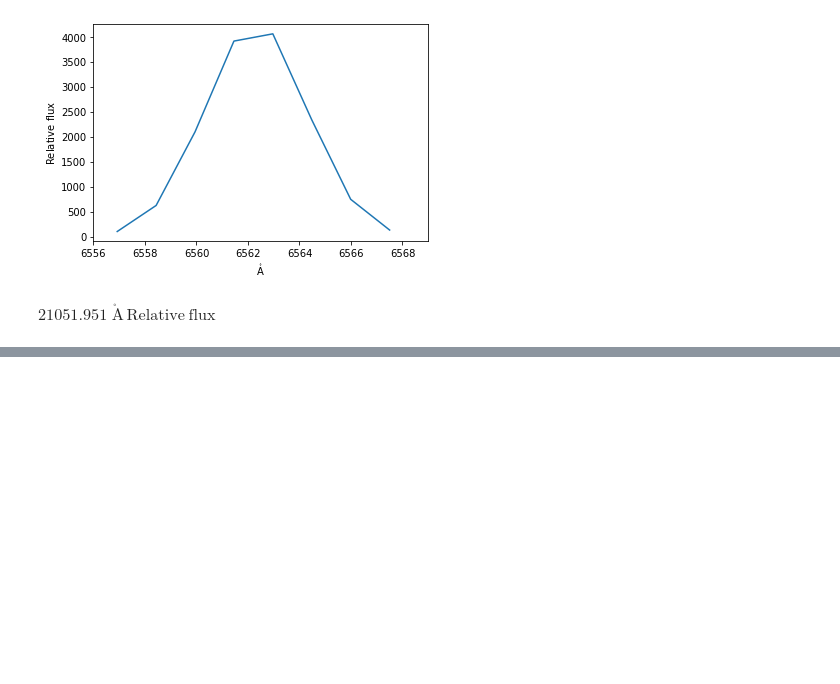
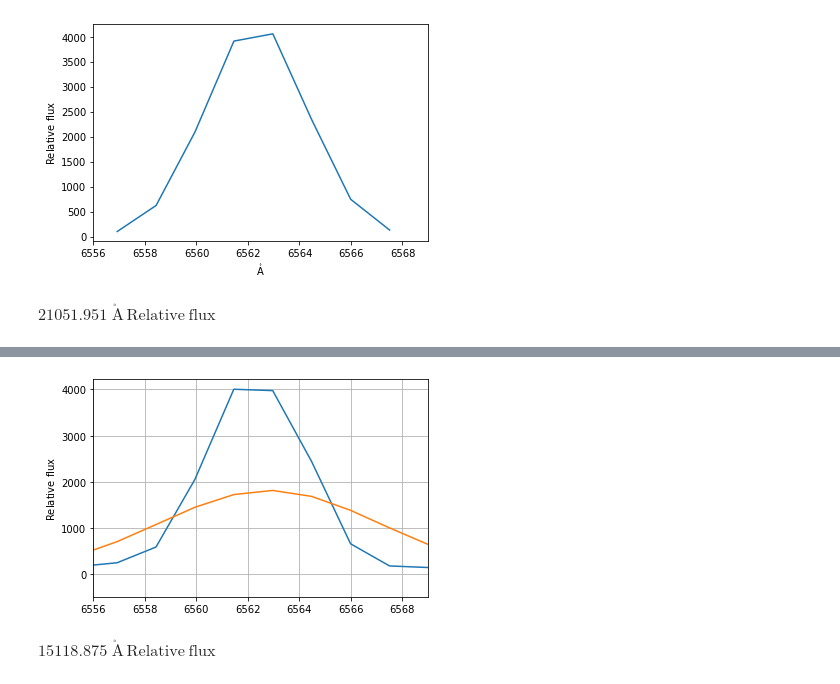
Before and after one commit to AngelGSoto/PNe-LAMOST, a Jupyter notebook: notebook/specutils-LamostSpectra.ipynb, the cells around one changed output, grey strips where cells are left out. Drawn from its saved outputs; the diff is of its cells as text; code cells hidden in the pictures; blank space fills up the shorter version.

```diff
--- a/notebook/specutils-LamostSpectra.ipynb
+++ b/notebook/specutils-LamostSpectra.ipynb
@@ -163,0 +166,4 @@ $21051.951 \; \mathrm{\mathring{A}\,Relative~flux}$
+# %%
+g_init1= models.Gaussian1D(mean=6561.45458984375*u.AA)
+g_fit1 = fit_lines(spec, g_init1, window=(6556 * u.AA,  6569* u.AA))
+y_fit1 = g_fit1(lamb)
@@ -163,0 +172,8 @@ $21051.951 \; \mathrm{\mathring{A}\,Relative~flux}$
+# %%
+plt.plot(wl, Flux)
+plt.plot(wl, y_fit1)
+plt.xlim(6556,  6569)
+#plt.title('Single fit peak window')
+plt.grid(True)
+# %% [output]
+[figure, added]
@@ -163,0 +185,4 @@ $21051.951 \; \mathrm{\mathring{A}\,Relative~flux}$
+# %%
+flux_line1
+# %% [output]
+$15118.875 \; \mathrm{\mathring{A}\,Relative~flux}$
```
Also changed, not shown: parts of 4 cells of this notebook, 4 other files.
